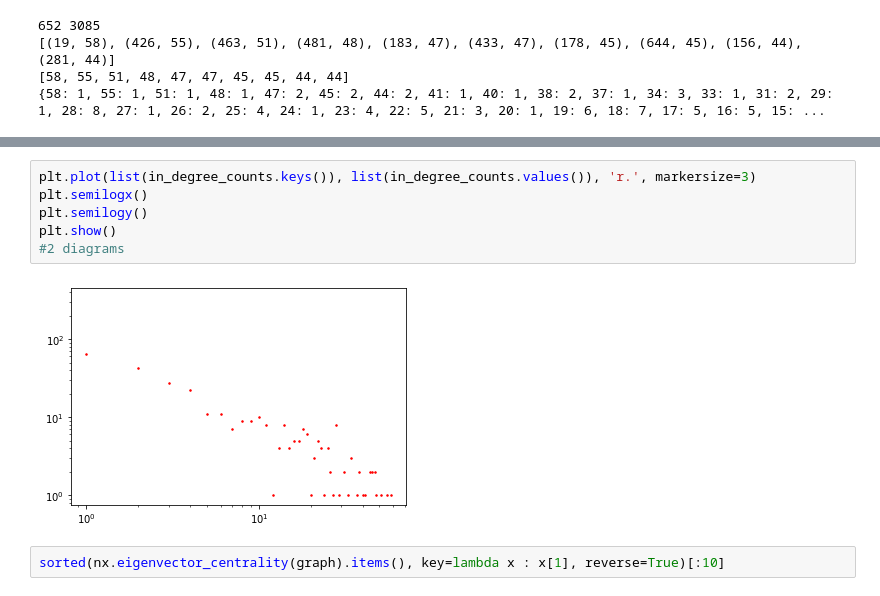
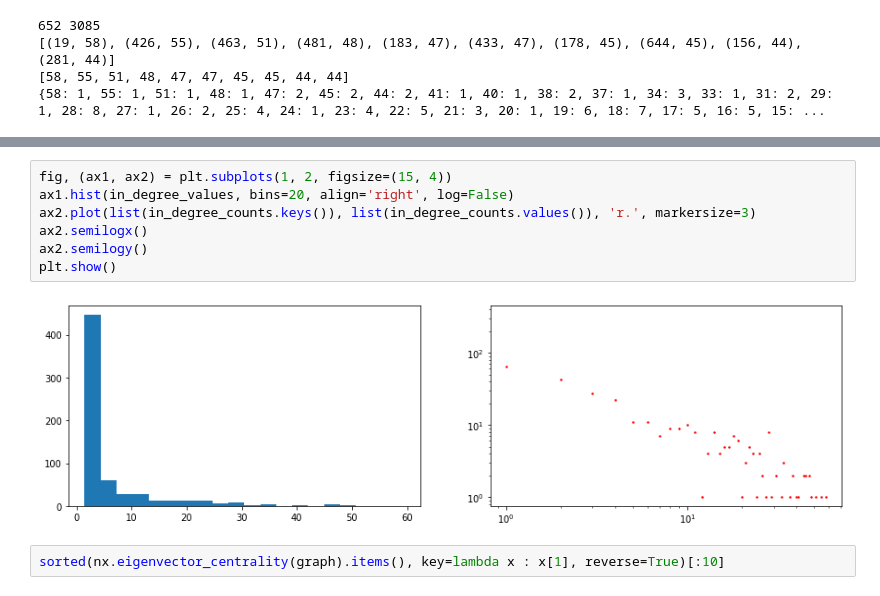
Before and after one commit to schorscho/Ants, a Jupyter notebook: gear_start (1).ipynb, the cells around one changed output, grey strips where cells are left out. Cells and saved outputs as stored; diff of their text form.

```diff
--- a/gear_start (1).ipynb
+++ b/gear_start (1).ipynb
@@ -176,11 +171,12 @@ plt.show()
 # %%
-plt.plot(list(in_degree_counts.keys()), list(in_degree_counts.values()), 'r.', markersize=3)
-plt.semilogx()
-plt.semilogy()
+fig, (ax1, ax2) = plt.subplots(1, 2, figsize=(15, 4))
+ax1.hist(in_degree_values, bins=20, align='right', log=False)
+ax2.plot(list(in_degree_counts.keys()), list(in_degree_counts.values()), 'r.', markersize=3)
+ax2.semilogx()
+ax2.semilogy()
 plt.show()
-#2 diagrams
 # %% [output]
-[figure, old version]
+[figure, new version]
 # %%
 sorted(nx.eigenvector_centrality(graph).items(), key=lambda x : x[1], reverse=True)[:10]
 # %% [output]
```
Also changed, not shown: parts of 3 cells of this notebook.
